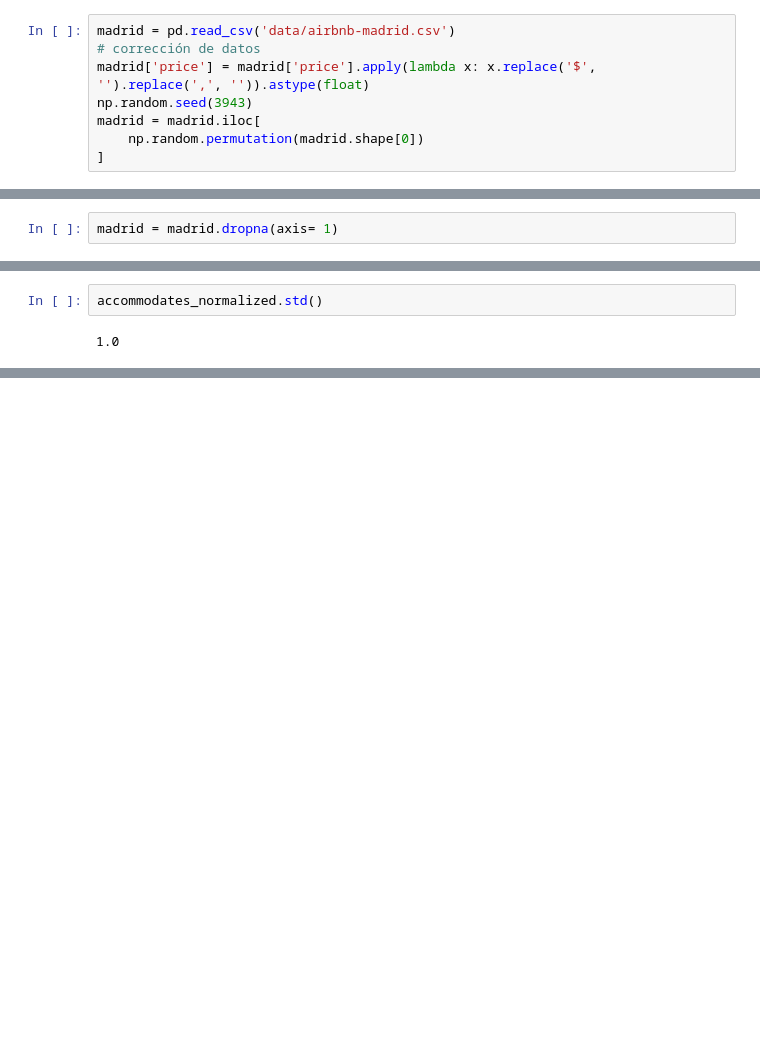
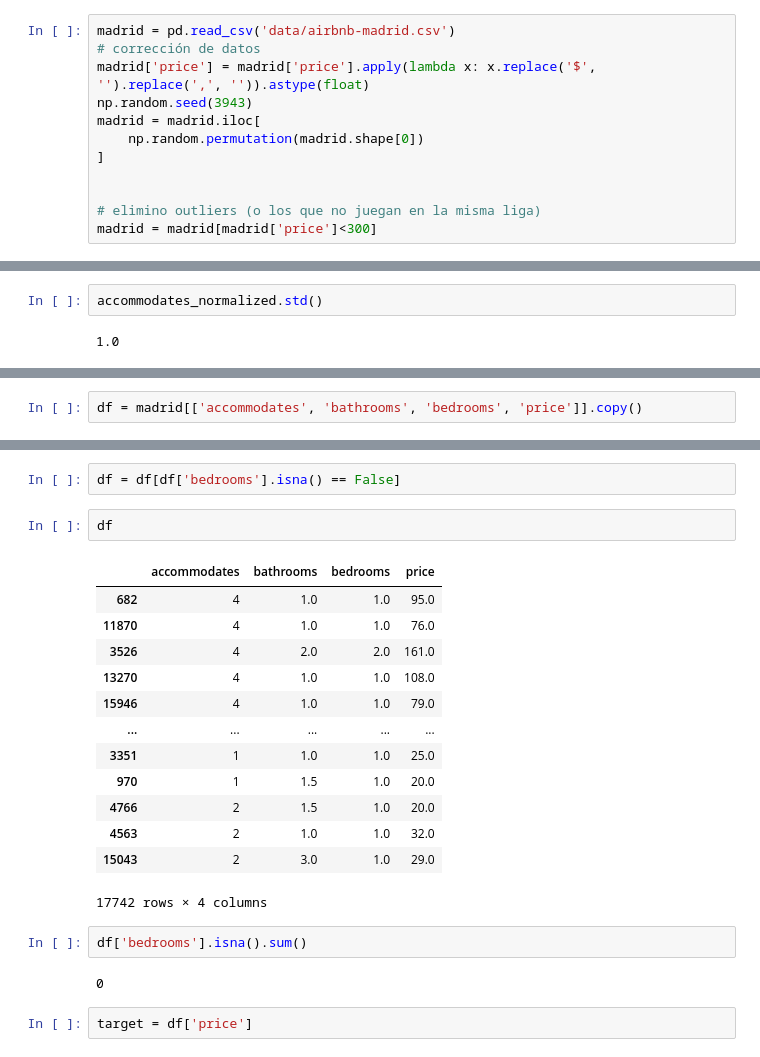
Before and after one commit to afoone/caipc-laberit-oct2022, a Jupyter notebook: 05-KNN Multivariante - con muchas variables.ipynb, the cells around one changed output, grey strips where cells are left out. Cells and saved outputs as stored; diff of their text form; blank space fills up the shorter version.

```diff
--- a/05-KNN Multivariante - con muchas variables.ipynb
+++ b/05-KNN Multivariante - con muchas variables.ipynb
@@ -25,3 +25,7 @@ np.random.seed(3943)
 madrid = madrid.iloc[
     np.random.permutation(madrid.shape[0])
 ]
+
+
+# elimino outliers (o los que no juegan en la misma liga)
+madrid = madrid[madrid['price']<300]
@@ -115,8 +134,6 @@ def extract_number(x):
 madrid['bathrooms'] = madrid['bathrooms_text'].apply(
     convert_half_in_number
 ).apply(extract_number).apply(lambda x: '0' if str(x) == '' else x).astype('float')
-# %%
-madrid = madrid.dropna(axis= 1)
 # %%
 madrid['bathrooms'].describe()
 # %% [output]
@@ -182,0 +229,2 @@ accommodates_normalized.std()
+# %%
+df = madrid[['accommodates', 'bathrooms', 'bedrooms', 'price']].copy()
@@ -182,0 +240,24 @@ accommodates_normalized.std()
+# %%
+df = df[df['bedrooms'].isna() == False]
+# %%
+df
+# %% [output]
+|  | accommodates | bathrooms | bedrooms | price |
+| 682 | 4 | 1.0 | 1.0 | 95.0 |
+| 11870 | 4 | 1.0 | 1.0 | 76.0 |
+| 3526 | 4 | 2.0 | 2.0 | 161.0 |
+| 13270 | 4 | 1.0 | 1.0 | 108.0 |
+| 15946 | 4 | 1.0 | 1.0 | 79.0 |
+| ... | ... | ... | ... | ... |
+| 3351 | 1 | 1.0 | 1.0 | 25.0 |
+| 970 | 1 | 1.5 | 1.0 | 20.0 |
+| 4766 | 2 | 1.5 | 1.0 | 20.0 |
+| 4563 | 2 | 1.0 | 1.0 | 32.0 |
+| 15043 | 2 | 3.0 | 1.0 | 29.0 |
+17742 rows × 4 columns
+# %%
+df['bedrooms'].isna().sum()
+# %% [output]
+0
+# %%
+target = df['price']
```
Also changed, not shown: parts of 69 cells of this notebook, 1 other file.
